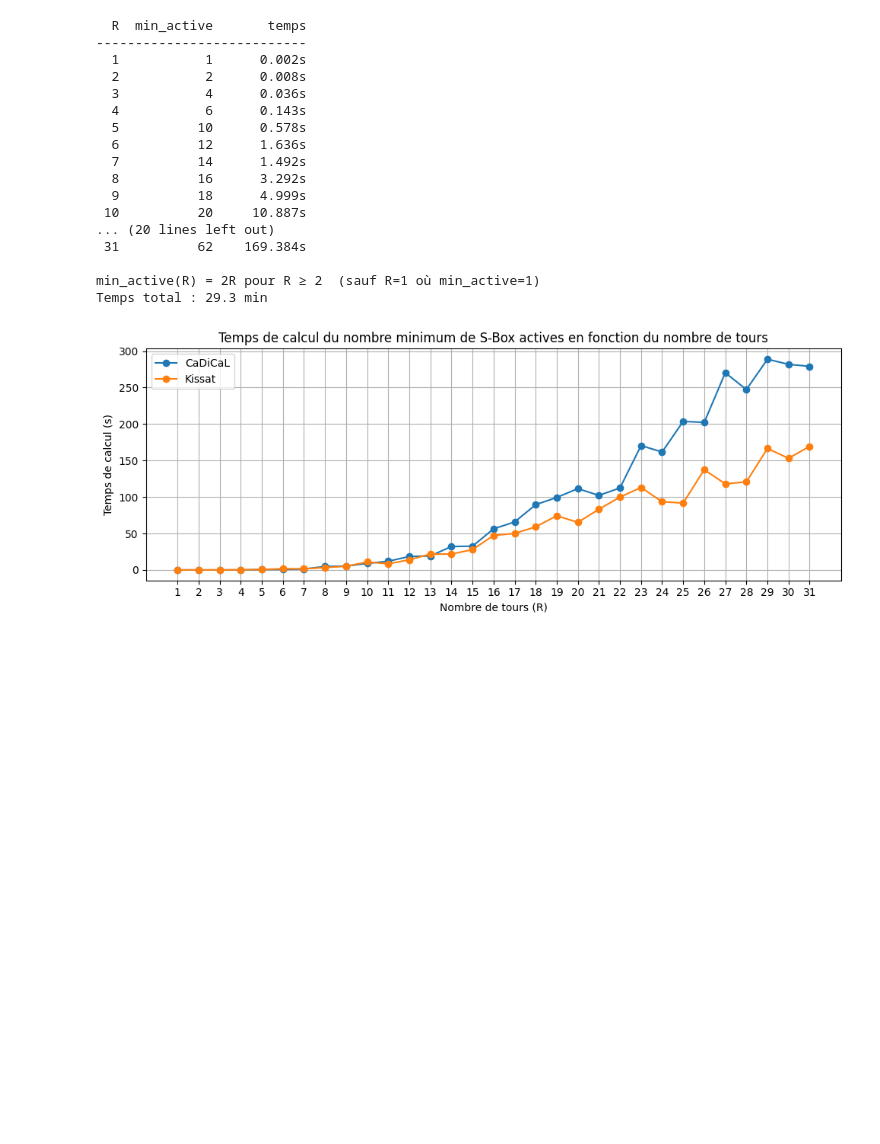
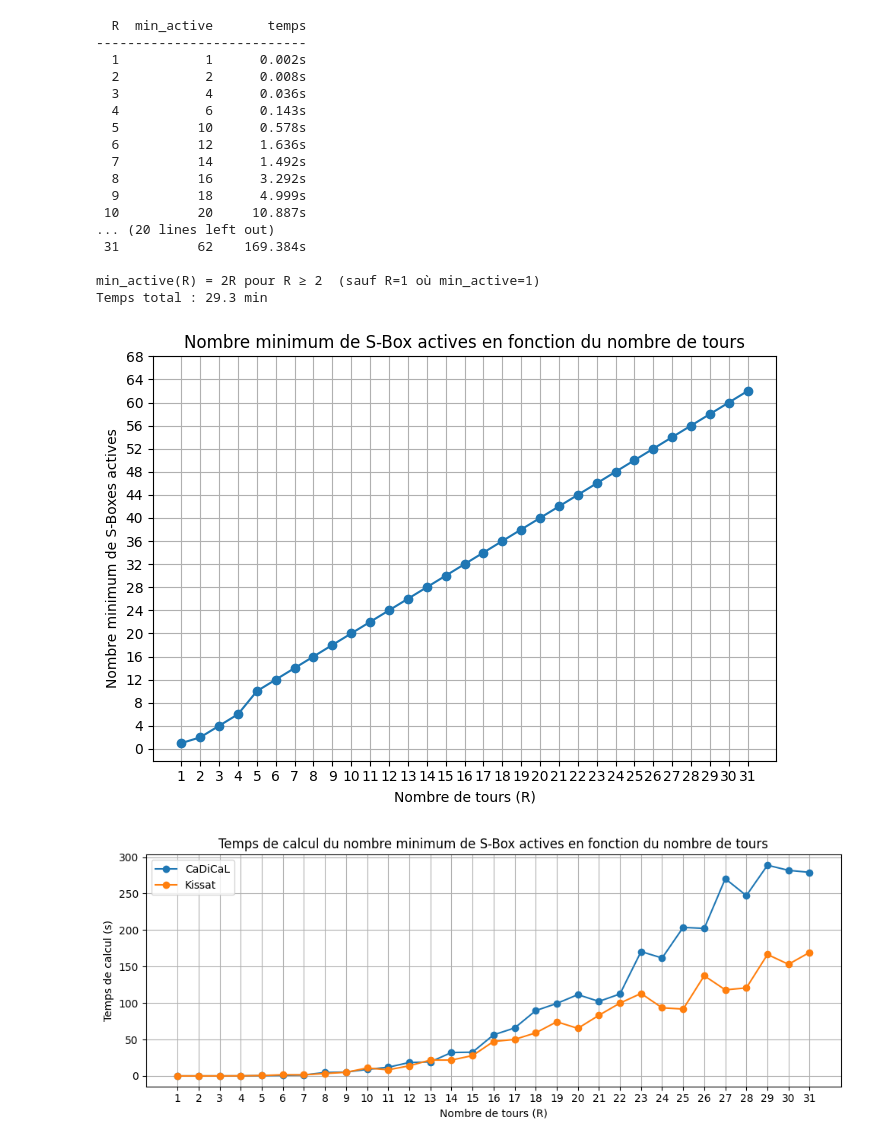
Before and after one commit to touikss/present-sat-cryptanalysis, a Jupyter notebook: notebook.ipynb, the cells around one changed output. Saved outputs shown, nothing was run; the diff lists cells and outputs as text; code cells hidden in the pictures; blank space fills up the shorter version.

Commit message:
feat(display): add display module and analyse R=7 and R=10 trails
Notebook gains security threshold and CaDiCaL vs Kissat discussion.

```diff
--- a/notebook.ipynb
+++ b/notebook.ipynb
@@ -376,6 +379,26 @@ print(f"Temps total : {total_time/60:.1f} min")
 
 min_active(R) = 2R pour R ≥ 2  (sauf R=1 où min_active=1)
 Temps total : 29.3 min
+# %%
+# Nombre minimum de S-Boxes actives en fonction du nombre de tours R
+rounds = [i for i in range(1, 32)]
+min_active = []
+
+for r in benchmark['min_active_kissat']:
+    min_active.append(benchmark['min_active_kissat'][r]['min_active'])
+
+plt.figure(figsize=(7, 5))
+plt.plot(rounds, min_active, marker='o')
+plt.title('Nombre minimum de S-Box actives en fonction du nombre de tours')
+plt.xlabel('Nombre de tours (R)')
+plt.ylabel('Nombre minimum de S-Boxes actives')
+plt.xticks(rounds)
+plt.yticks(np.arange(0, 70, 4))
+plt.grid()
+plt.tight_layout()
+plt.show()
+# %% [output]
+[figure, added]
 # %%
 # Comparaison des temps de calcul du nombre minimum de S-Box en fonction du nombre de tours actives pour CaDiCaL et Kissat
 rounds = [i for i in range(1, 32)]
```
Also changed, not shown: parts of 13 cells of this notebook, 1 other file.
